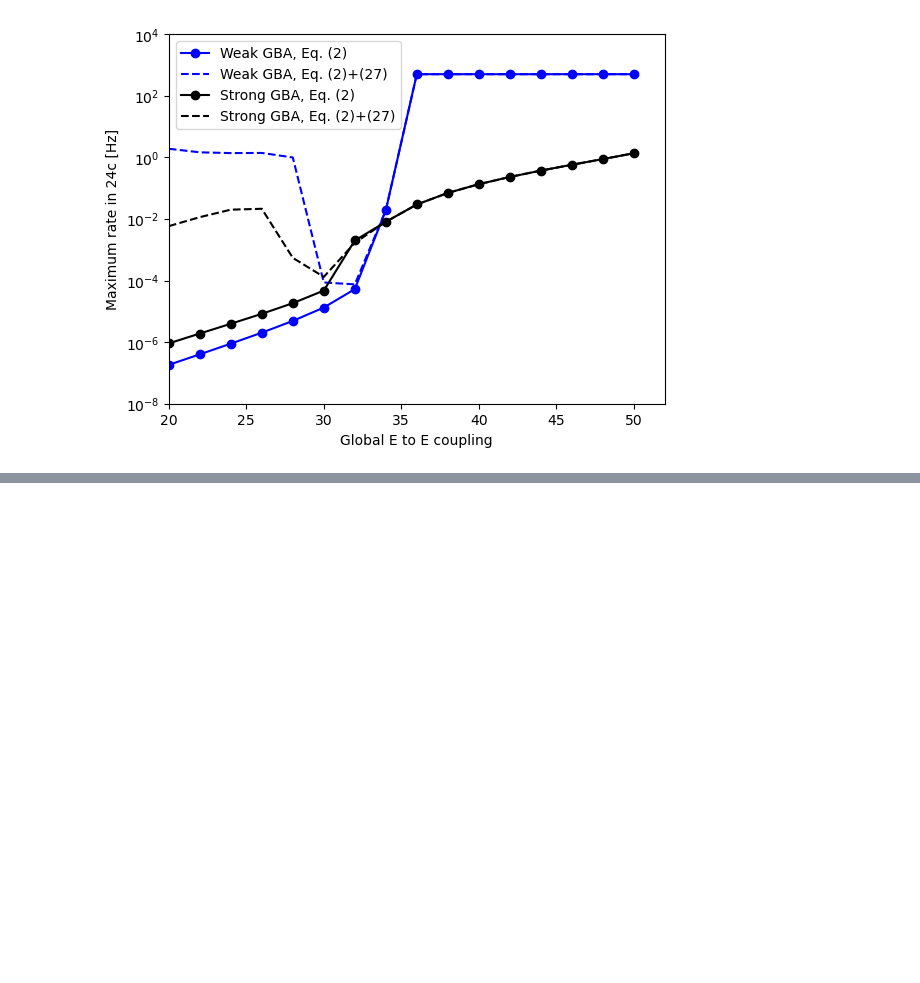
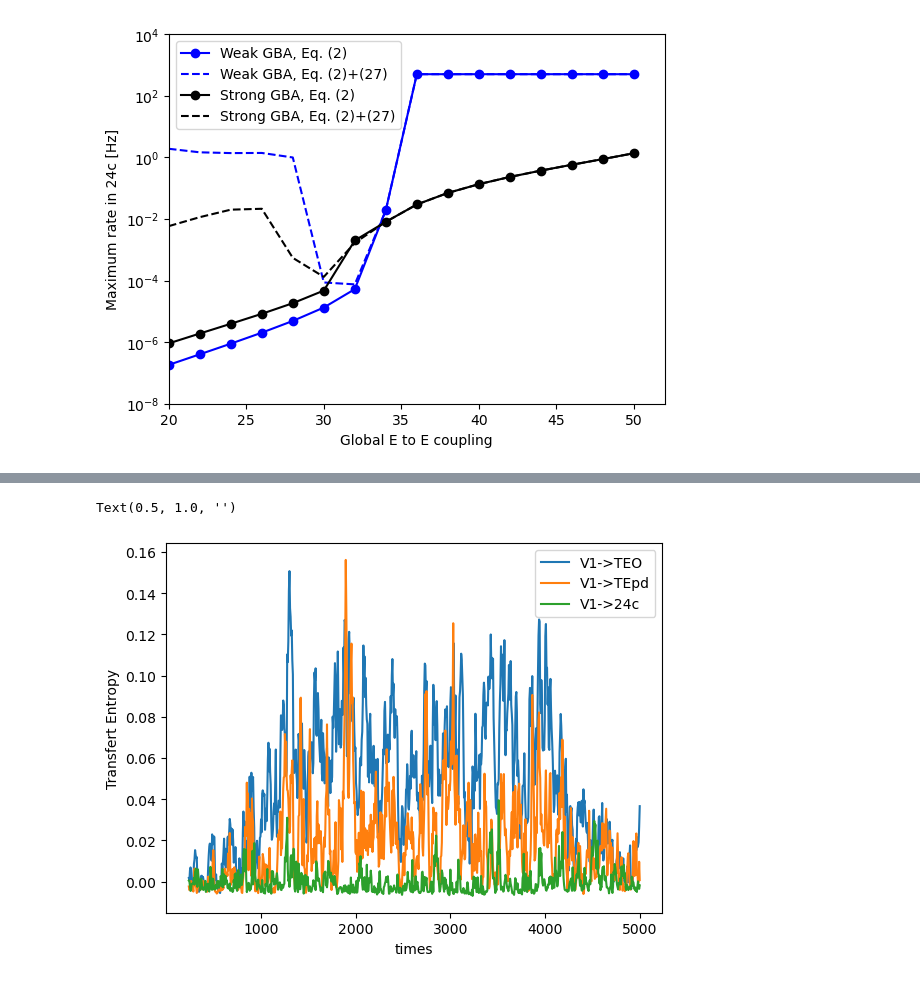
Before and after one commit to brainets/IPP_PAPER, a Jupyter notebook: notebooks/2. Mean field model (circuit).ipynb, the cells around one changed output, grey strips where cells are left out. Saved outputs shown, nothing was run; the diff lists cells and outputs as text; code cells hidden in the pictures; blank space fills up the shorter version.

```diff
--- a/notebooks/2. Mean field model (circuit).ipynb
+++ b/notebooks/2. Mean field model (circuit).ipynb
@@ -134,0 +204,9 @@ plot_figures.fig3_f(muee_vec, max_r_24c_t, max_r_24c_f)
+# %%
+TE.sel(roi="V1->TEO").plot()
+TE.sel(roi="V1->TEpd").plot()
+TE.sel(roi="V1->24c").plot()
+plt.legend(["V1->TEO", "V1->TEpd", "V1->24c"])
+plt.title("")
+# %% [output]
+Text(0.5, 1.0, '')
+[figure, added]
```
Also changed, not shown: parts of 24 cells of this notebook, 15 other files.
